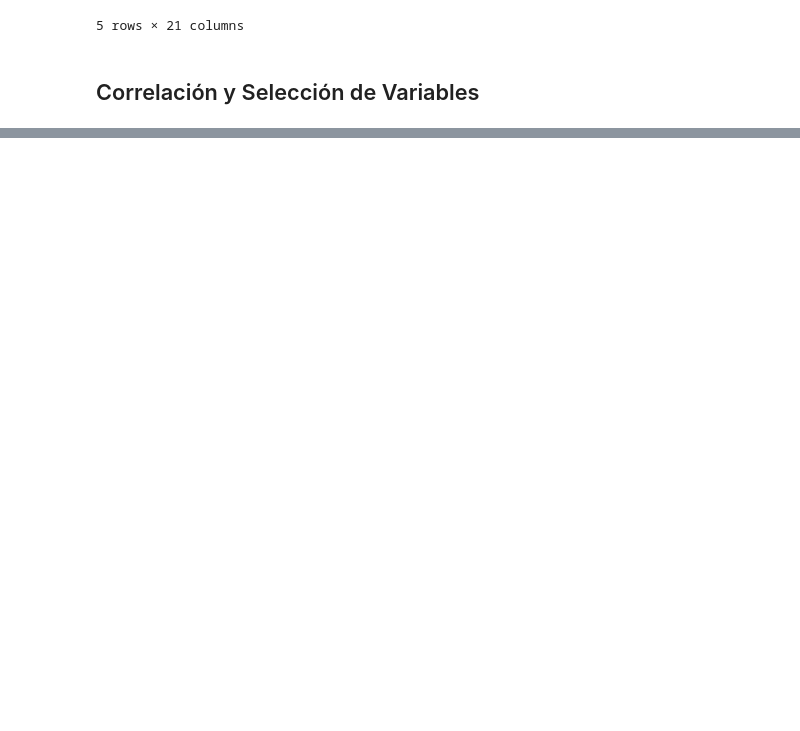
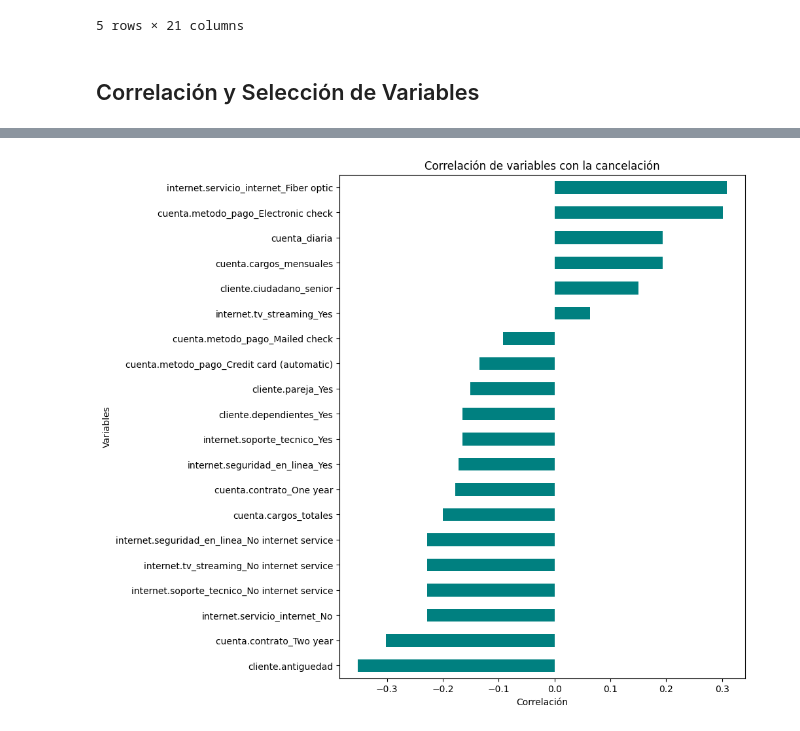
Before and after one commit to paolalarap/challenge_TelecomX2_palp, a Jupyter notebook: Challenge_TelecomX2_palp.ipynb, the cells around one changed output, grey strips where cells are left out. Saved outputs shown, nothing was run; the diff lists cells and outputs as text; code cells hidden in the pictures; blank space fills up the shorter version.

```diff
--- a/Challenge_TelecomX2_palp.ipynb
+++ b/Challenge_TelecomX2_palp.ipynb
@@ -229,0 +245,9 @@ datos_cliente_normalizado.head()
+# %%
+# Correlación con la variable objetivo
+# Dato: Esto es lo más importante para tu análisis, responde a la pregunta
+# ¿Qué variables están más relacionadas con la cancelación?
+# y la respuesta es una lista ordenada desde la correlación más alta a la más baja
+
+correlacion_target = corr['cancelacion_Yes'].sort_values(ascending=False)
+
+correlacion_target
@@ -229,0 +273,9 @@ datos_cliente_normalizado.head()
+# %%
+plt.figure(figsize=(8, 10))
+correlacion_target.drop('cancelacion_Yes').sort_values().plot(kind='barh', color='teal')
+plt.title("Correlación de variables con la cancelación")
+plt.xlabel("Correlación")
+plt.ylabel("Variables")
+plt.show()
+# %% [output]
+[figure, added]
```
Also changed, not shown: parts of 6 cells of this notebook.
